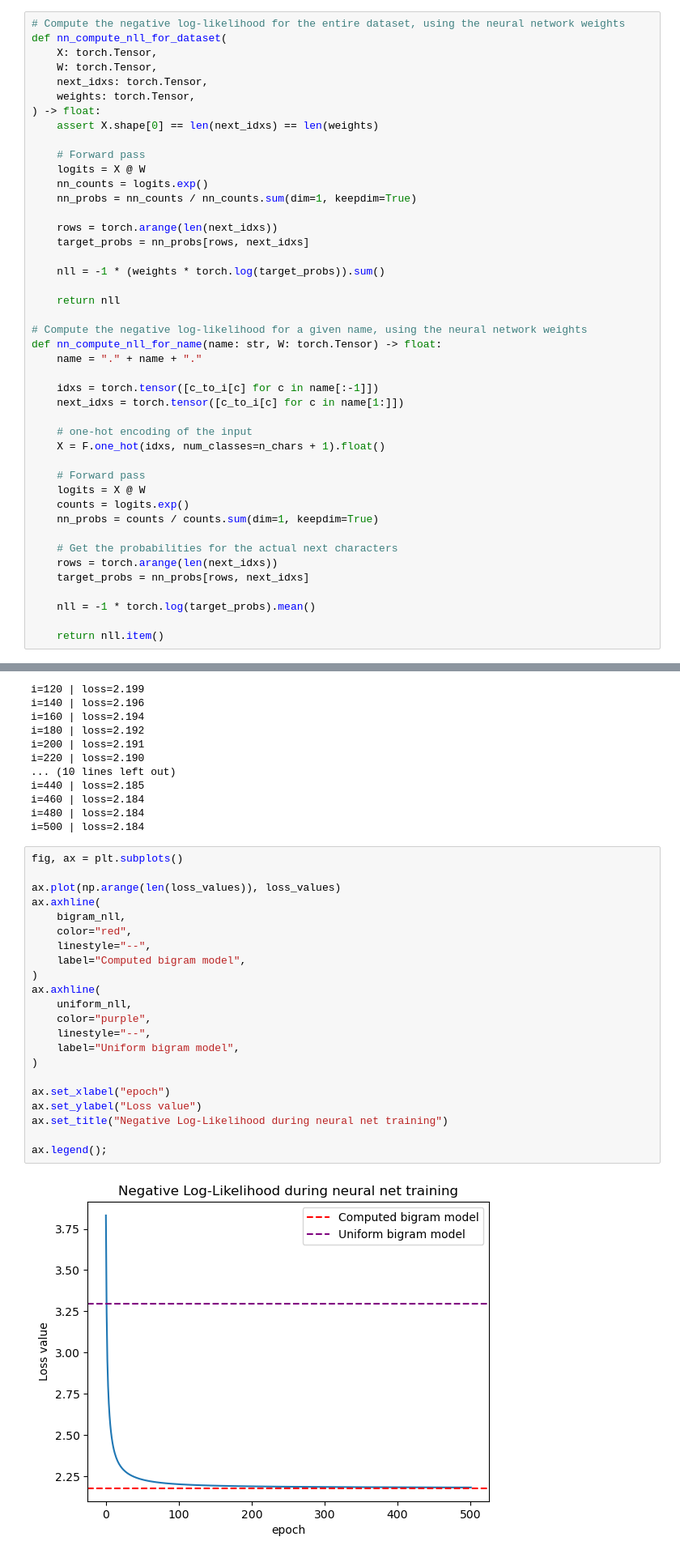
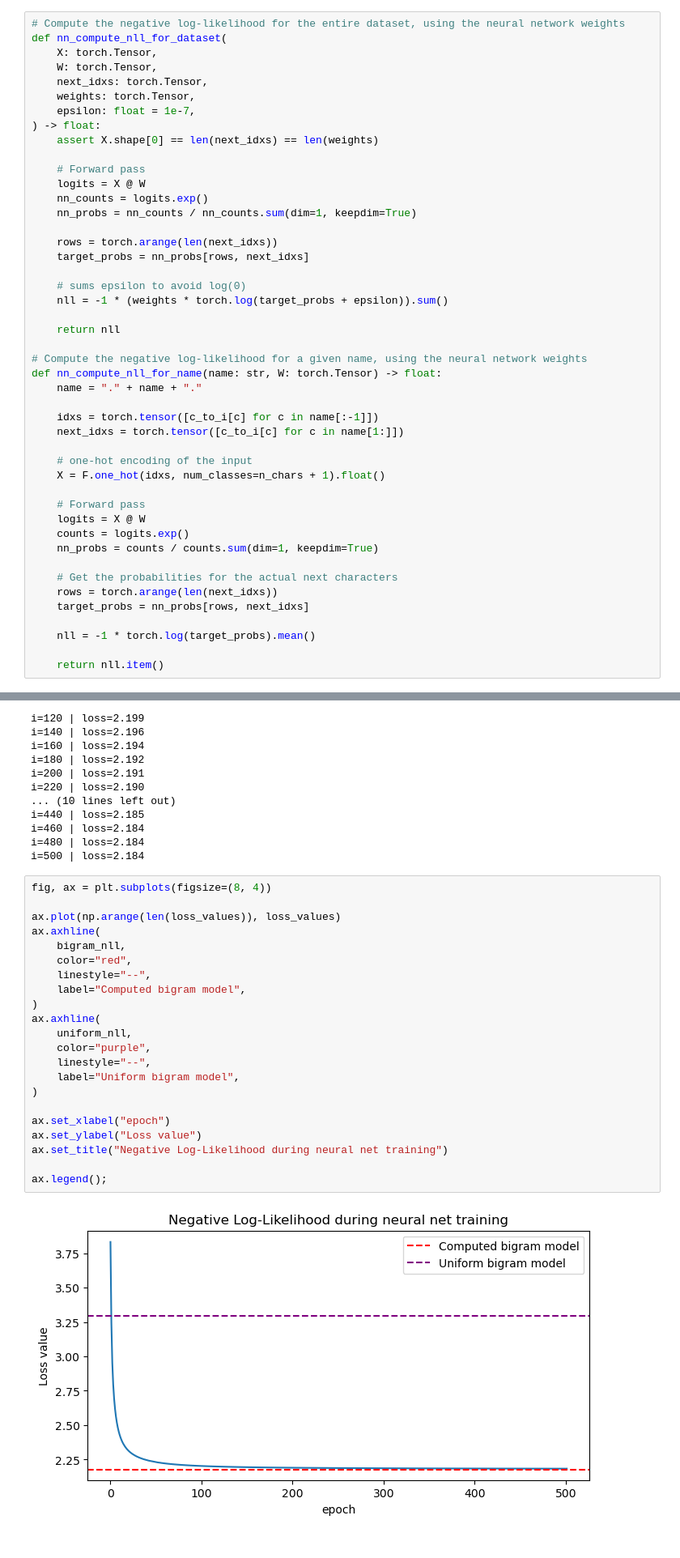
Before and after one commit to rladeira/bznames, a Jupyter notebook: bigram_models.ipynb, the cells around one changed output, grey strips where cells are left out. Shown at 81% size. Drawn from its saved outputs; the diff is of its cells as text.

```diff
--- a/bigram_models.ipynb
+++ b/bigram_models.ipynb
@@ -287,6 +287,7 @@ def nn_compute_nll_for_dataset(
     W: torch.Tensor,
     next_idxs: torch.Tensor,
     weights: torch.Tensor,
+    epsilon: float = 1e-7,
 ) -> float:
     assert X.shape[0] == len(next_idxs) == len(weights)
 
@@ -298,7 +299,8 @@ def nn_compute_nll_for_dataset(
     rows = torch.arange(len(next_idxs))
     target_probs = nn_probs[rows, next_idxs]
 
-    nll = -1 * (weights * torch.log(target_probs)).sum()
+    # sums epsilon to avoid log(0)
+    nll = -1 * (weights * torch.log(target_probs + epsilon)).sum()
 
     return nll
 
@@ -409,29 +422,29 @@ i=460 | loss=2.184
 i=480 | loss=2.184
 i=500 | loss=2.184
 # %%
-fig, ax = plt.subplots()
+fig, ax = plt.subplots(figsize=(8, 4))
 
 ax.plot(np.arange(len(loss_values)), loss_values)
 ax.axhline(
     bigram_nll,
     color="red",
     linestyle="--",
     label="Computed bigram model",
 )
 ax.axhline(
     uniform_nll,
     color="purple",
     linestyle="--",
     label="Uniform bigram model",
 )
 
 ax.set_xlabel("epoch")
 ax.set_ylabel("Loss value")
 ax.set_title("Negative Log-Likelihood during neural net training")
 
 ax.legend();
 # %% [output]
-[figure, old version]
+[figure, new version]
 # %% [markdown]
 The Negative Log-Likelihood for the trained neural network using the bigrams as features and targets closely approaches that of the original bigram model, as the neural network effectively learns the probability distributions produced by the bigram model.
 # %%
```
Also changed, not shown: parts of 15 cells of this notebook.
